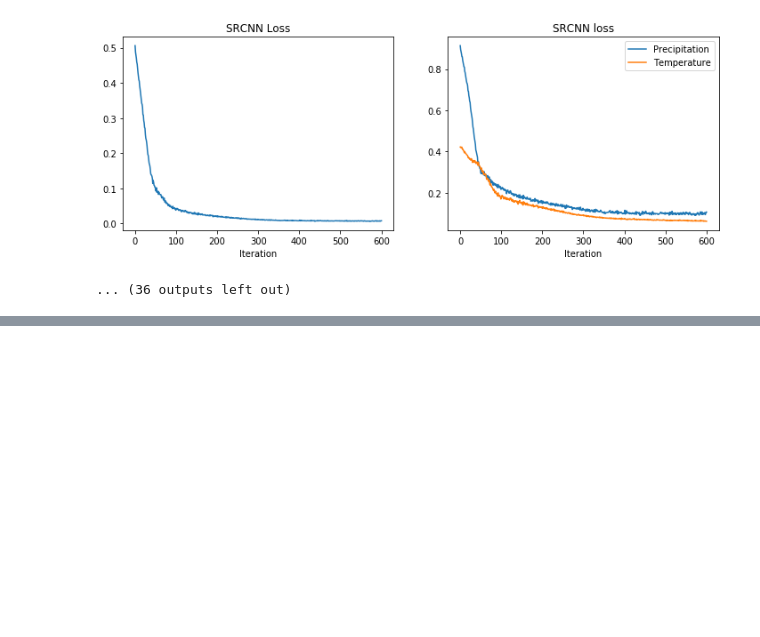
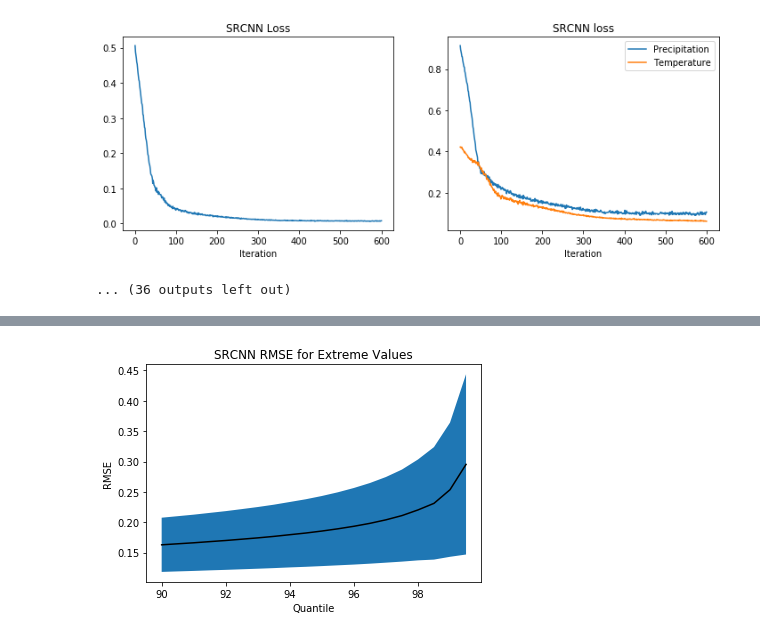
Before and after one commit to mantariksh/231n_downscaling, a Jupyter notebook: SRCNN.ipynb, the cells around one changed output, grey strips where cells are left out. Drawn from its saved outputs; the diff is of its cells as text; code cells hidden in the pictures; blank space fills up the shorter version.

Commit message:
SRCNN_precip ready to run test set

```diff
--- a/SRCNN.ipynb
+++ b/SRCNN.ipynb
@@ -487,0 +490,12 @@ Epoch 3, Iteration 51, loss=0.0076, RMSEp=0.1064, RMSEt=0.0617
+# %%
+model = SRCNN(NUM_CHANNELS_IN, NUM_CHANNELS_OUT, 64)
+model.load_state_dict(torch.load('training_SRCNN_06_05_best_precip.pt'))
+# %%
+batch_size = 1000
+
+data_directory = '.'
+
+sr_test = SR_Dataset(data_directory, train=TEST_MODE)
+loader_test = DataLoader(sr_test, batch_size=batch_size,
+                          sampler=sampler.SubsetRandomSampler(range(TEST_FILES*YEARS_PER_FILE*IMGS_PER_YEAR)),
+                         num_workers = 4)
@@ -487,0 +514,3 @@ Epoch 3, Iteration 51, loss=0.0076, RMSEp=0.1064, RMSEt=0.0617
+# %%
+def rmse_pixel(gen, target):
+    return np.sqrt(np.mean(np.square(gen - target), axis = 0))
@@ -487,0 +594,2 @@ Epoch 3, Iteration 51, loss=0.0076, RMSEp=0.1064, RMSEt=0.0617
+# %%
+final_rmse, extreme_metrics = get_metrics(loader_test, model)
@@ -487,0 +608,16 @@ Epoch 3, Iteration 51, loss=0.0076, RMSEp=0.1064, RMSEt=0.0617
+# %%
+extreme_quantiles = [i / 10 for i in range(900, 1000, 5)]
+# quantile, [mean|variance]
+extreme_metrics_precip = extreme_metrics[0, :, :]
+plt.fill_between(
+    extreme_quantiles,
+    extreme_metrics_precip[:, 0] - np.sqrt(extreme_metrics_precip[:, 1]),
+    extreme_metrics_precip[:, 0] + np.sqrt(extreme_metrics_precip[:, 1]),
+)
+plt.plot(extreme_quantiles, extreme_metrics_precip[:, 0], 'k')
+plt.xlabel('Quantile')
+plt.ylabel('RMSE')
+plt.title('SRCNN RMSE for Extreme Values')
+plt.show()
+# %% [output]
+[figure, added]
```
Also changed, not shown: parts of 11 cells of this notebook, 1 other file.
